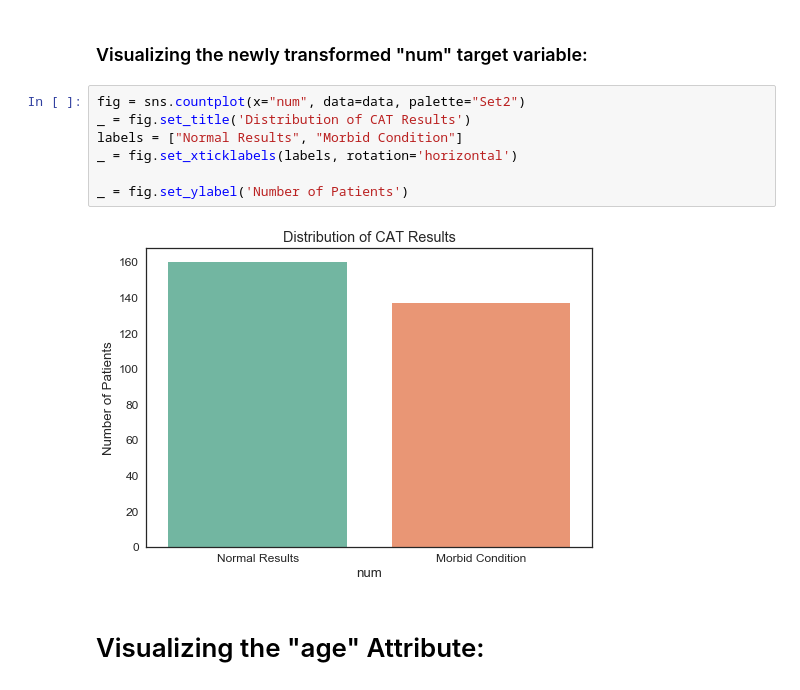
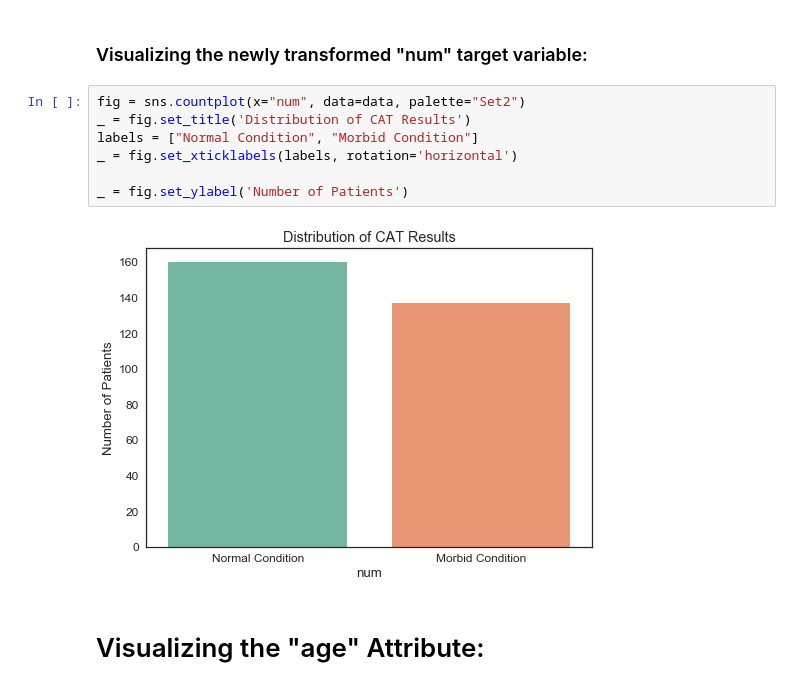
Before and after one commit to Salma-Bouzid/Data-Analytics, a Jupyter notebook: Exploring and Visualizing the Cleaveland's Foundation's Heart Disease Dataset.ipynb, the cells around one changed output. Drawn from its saved outputs; the diff is of its cells as text.

```diff
--- a/Exploring and Visualizing the Cleaveland's Foundation's Heart Disease Dataset.ipynb
+++ b/Exploring and Visualizing the Cleaveland's Foundation's Heart Disease Dataset.ipynb
@@ -186,12 +188,12 @@ data["num"].replace(to_replace=[1,2,3,4],value=1,inplace=True)
 # %%
 fig = sns.countplot(x="num", data=data, palette="Set2")
 _ = fig.set_title('Distribution of CAT Results')
-labels = ["Normal Results", "Morbid Condition"]
+labels = ["Normal Condition", "Morbid Condition"]
 _ = fig.set_xticklabels(labels, rotation='horizontal')
 
 _ = fig.set_ylabel('Number of Patients')
 # %% [output]
-[figure, old version]
+[figure, new version]
 # %% [markdown]
 # Visualizing the "age"  Attribute:
 # %%
```
Also changed, not shown: parts of 8 cells of this notebook.
